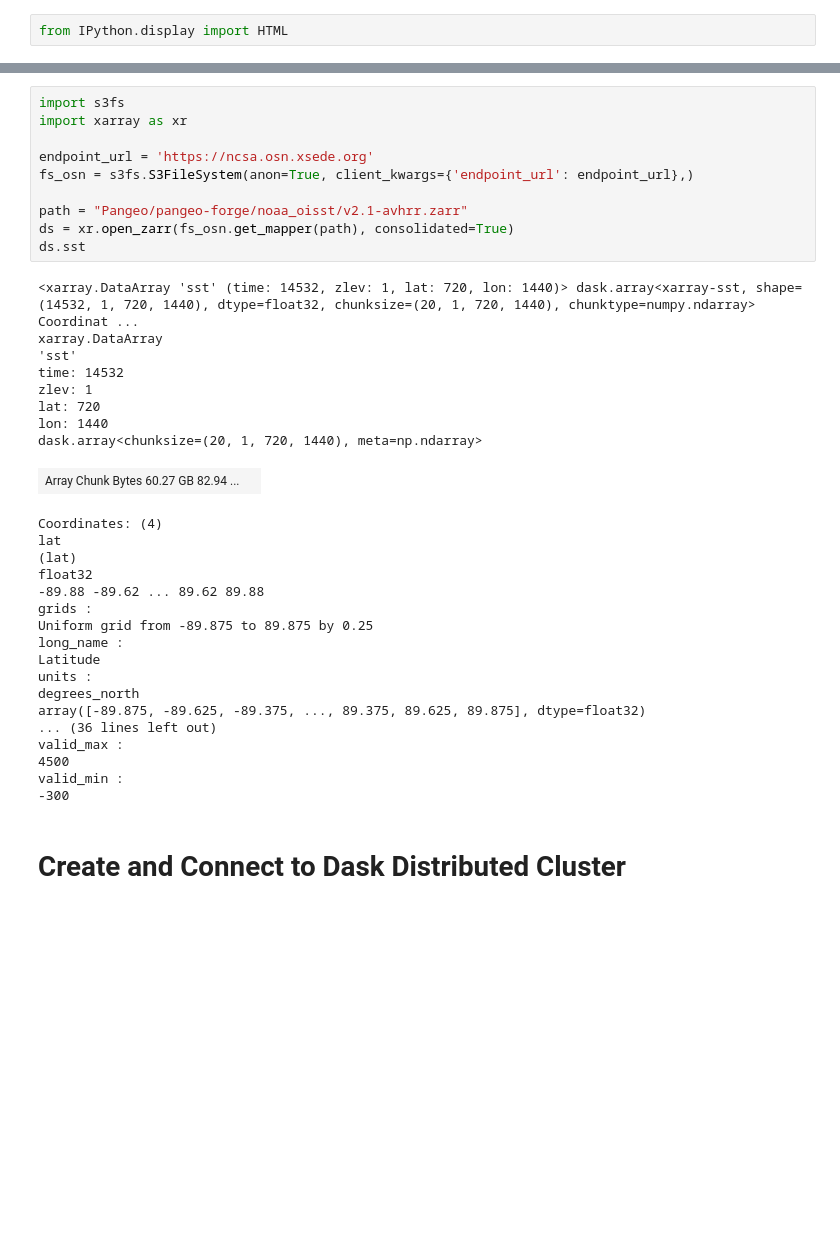
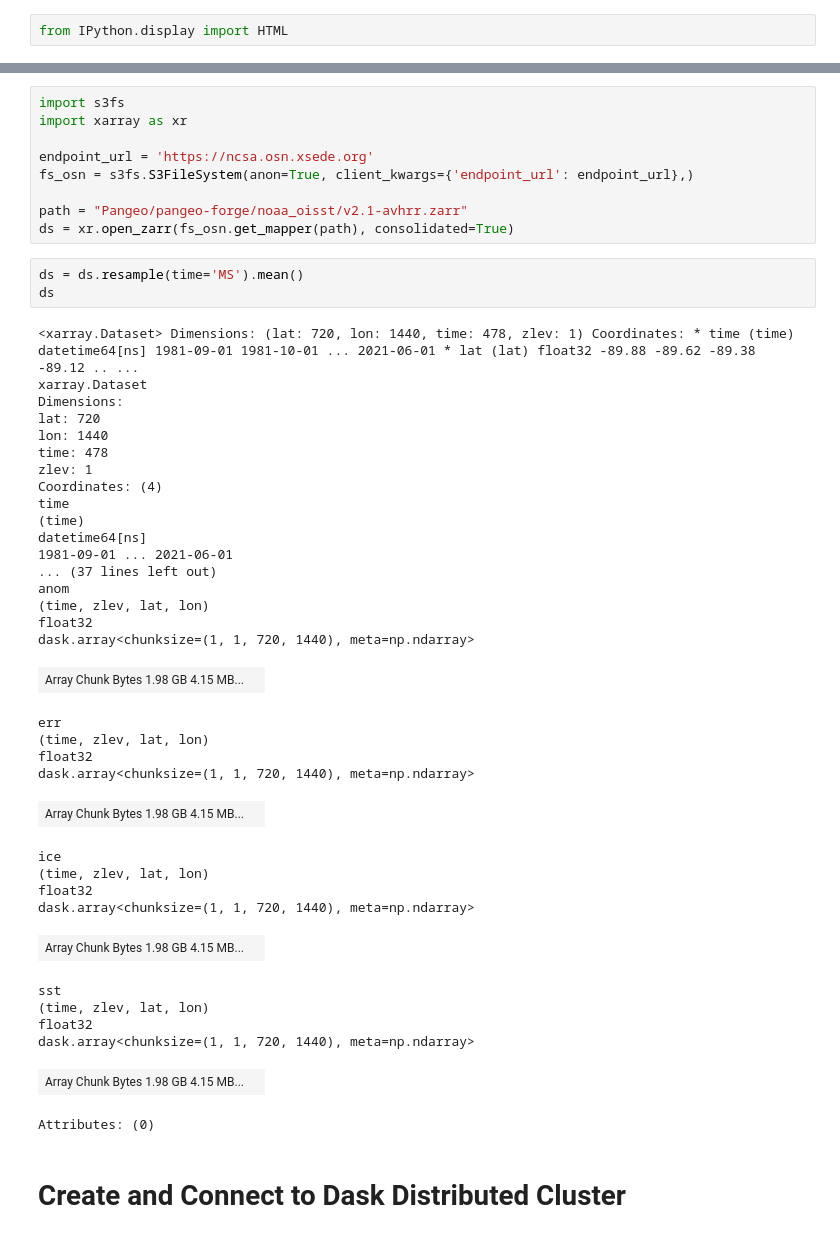
Before and after one commit to ocetrac/scipy2021-talk, a Jupyter notebook: index.ipynb, the cells around one changed output, grey strips where cells are left out. Drawn from its saved outputs; the diff is of its cells as text; blank space fills up the shorter version.

```diff
--- a/index.ipynb
+++ b/index.ipynb
@@ -176,34 +173,44 @@ fs_osn = s3fs.S3FileSystem(anon=True, client_kwargs={'endpoint_url': endpoint_ur
 
 path = "Pangeo/pangeo-forge/noaa_oisst/v2.1-avhrr.zarr"
 ds = xr.open_zarr(fs_osn.get_mapper(path), consolidated=True)
-ds.sst
-# %% [output]
-<xarray.DataArray 'sst' (time: 14532, zlev: 1, lat: 720, lon: 1440)> dask.array<xarray-sst, shape=(14532, 1, 720, 1440), dtype=float32, chunksize=(20, 1, 720, 1440), chunktype=numpy.ndarray> Coordinat ...
-xarray.DataArray
-'sst'
-time: 14532
-zlev: 1
-lat: 720
-lon: 1440
-dask.array<chunksize=(20, 1, 720, 1440), meta=np.ndarray>
-| Array Chunk Bytes 60.27 GB 82.94 ... |  |
-Coordinates: (4)
-lat
-(lat)
-float32
--89.88 -89.62 ... 89.62 89.88
-grids :
-Uniform grid from -89.875 to 89.875 by 0.25
-long_name :
-Latitude
-units :
-degrees_north
-array([-89.875, -89.625, -89.375, ..., 89.375, 89.625, 89.875], dtype=float32)
-... (36 lines left out)
-valid_max :
-4500
-valid_min :
--300
+# %%
+ds = ds.resample(time='MS').mean()
+ds
+# %% [output]
+<xarray.Dataset> Dimensions: (lat: 720, lon: 1440, time: 478, zlev: 1) Coordinates: * time (time) datetime64[ns] 1981-09-01 1981-10-01 ... 2021-06-01 * lat (lat) float32 -89.88 -89.62 -89.38 -89.12 .. ...
+xarray.Dataset
+Dimensions:
+lat: 720
+lon: 1440
+time: 478
+zlev: 1
+Coordinates: (4)
+time
+(time)
+datetime64[ns]
+1981-09-01 ... 2021-06-01
+... (37 lines left out)
+anom
+(time, zlev, lat, lon)
+float32
+dask.array<chunksize=(1, 1, 720, 1440), meta=np.ndarray>
+| Array Chunk Bytes 1.98 GB 4.15 MB... |  |
+err
+(time, zlev, lat, lon)
+float32
+dask.array<chunksize=(1, 1, 720, 1440), meta=np.ndarray>
+| Array Chunk Bytes 1.98 GB 4.15 MB... |  |
+ice
+(time, zlev, lat, lon)
+float32
+dask.array<chunksize=(1, 1, 720, 1440), meta=np.ndarray>
+| Array Chunk Bytes 1.98 GB 4.15 MB... |  |
+sst
+(time, zlev, lat, lon)
+float32
+dask.array<chunksize=(1, 1, 720, 1440), meta=np.ndarray>
+| Array Chunk Bytes 1.98 GB 4.15 MB... |  |
+Attributes: (0)
 # %% [markdown]
 # Create and Connect to Dask Distributed Cluster
 # %%
```
Also changed, not shown: parts of 39 cells of this notebook, 3 other files.
